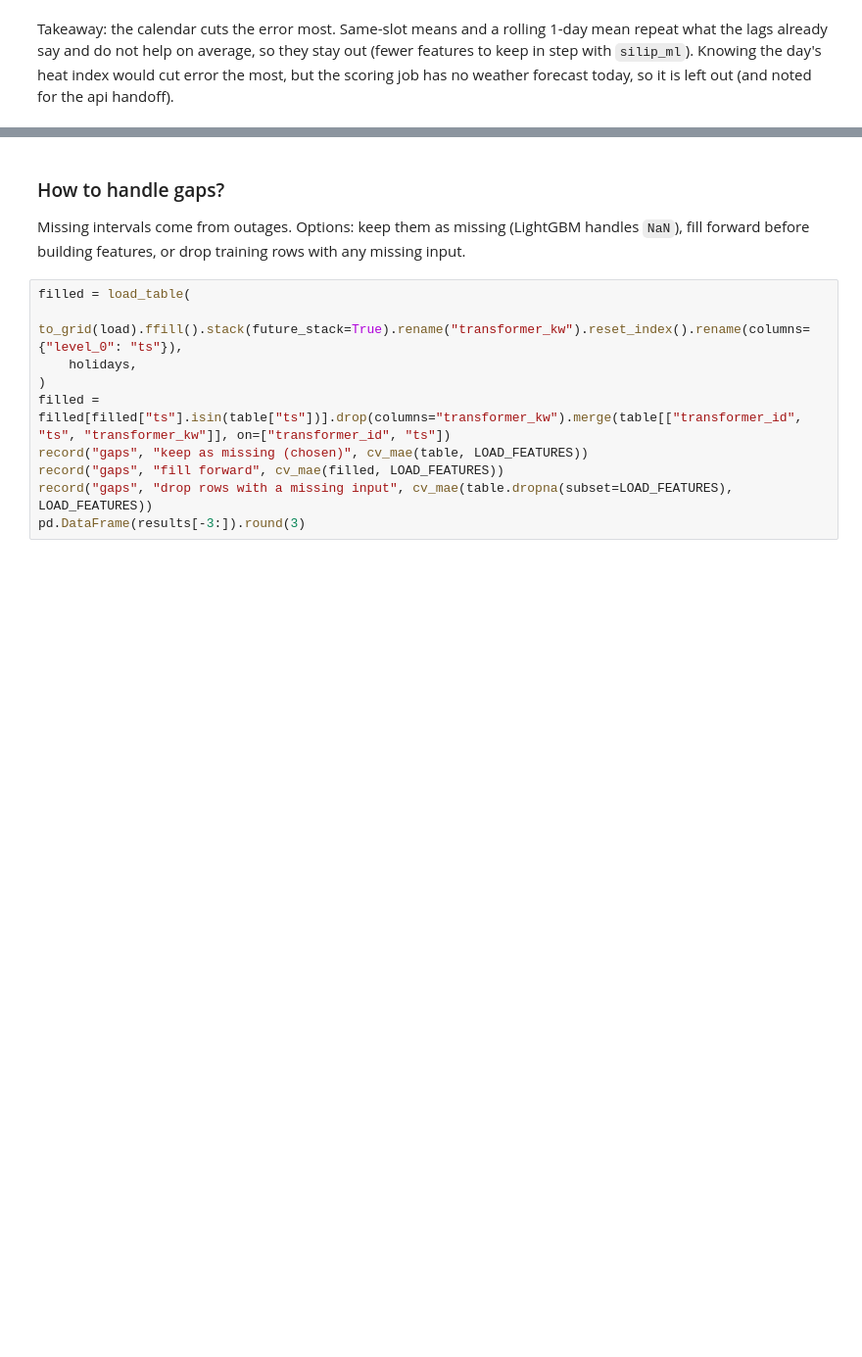
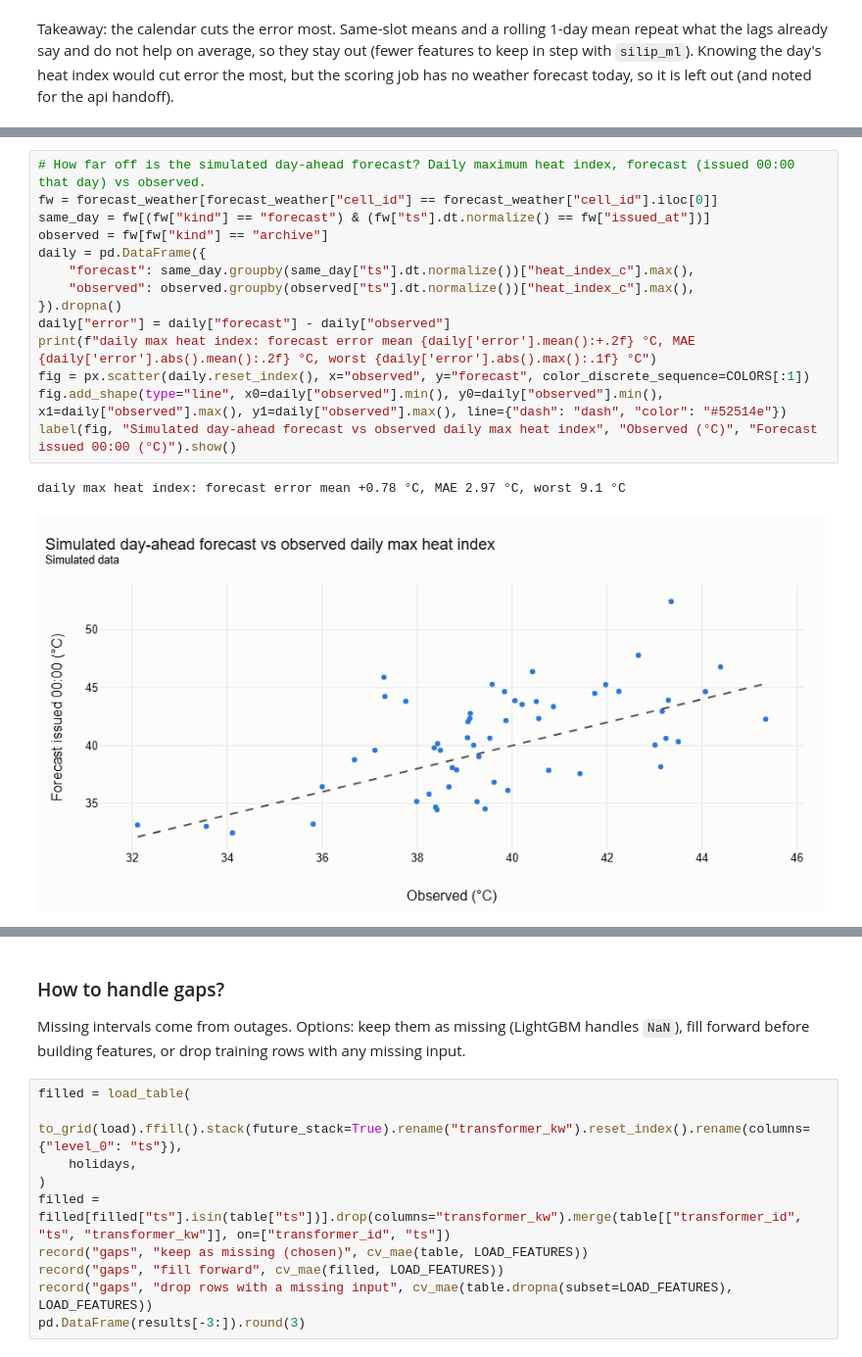
Before and after one commit to msmeralco/TeamALVENTUR, a Jupyter notebook: silip/notebooks/03_features_and_preprocessing.ipynb, the cells around one changed output, grey strips where cells are left out. Shown at 98% size. Saved outputs shown, nothing was run; the diff lists cells and outputs as text; blank space fills up the shorter version.

```diff
--- a/silip/notebooks/03_features_and_preprocessing.ipynb
+++ b/silip/notebooks/03_features_and_preprocessing.ipynb
@@ -155,0 +201,17 @@ Takeaway: the calendar cuts the error most. Same-slot means and a rolling 1-day
+# %%
+# How far off is the simulated day-ahead forecast? Daily maximum heat index, forecast (issued 00:00 that day) vs observed.
+fw = forecast_weather[forecast_weather["cell_id"] == forecast_weather["cell_id"].iloc[0]]
+same_day = fw[(fw["kind"] == "forecast") & (fw["ts"].dt.normalize() == fw["issued_at"])]
+observed = fw[fw["kind"] == "archive"]
+daily = pd.DataFrame({
+    "forecast": same_day.groupby(same_day["ts"].dt.normalize())["heat_index_c"].max(),
+    "observed": observed.groupby(observed["ts"].dt.normalize())["heat_index_c"].max(),
+}).dropna()
+daily["error"] = daily["forecast"] - daily["observed"]
+print(f"daily max heat index: forecast error mean {daily['error'].mean():+.2f} °C, MAE {daily['error'].abs().mean():.2f} °C, worst {daily['error'].abs().max():.1f} °C")
+fig = px.scatter(daily.reset_index(), x="observed", y="forecast", color_discrete_sequence=COLORS[:1])
+fig.add_shape(type="line", x0=daily["observed"].min(), y0=daily["observed"].min(), x1=daily["observed"].max(), y1=daily["observed"].max(), line={"dash": "dash", "color": "#52514e"})
+label(fig, "Simulated day-ahead forecast vs observed daily max heat index", "Observed (°C)", "Forecast issued 00:00 (°C)").show()
+# %% [output]
+daily max heat index: forecast error mean +0.78 °C, MAE 2.97 °C, worst 9.1 °C
+[figure, added]
```
Also changed, not shown: parts of 12 cells of this notebook, 8 other files.
